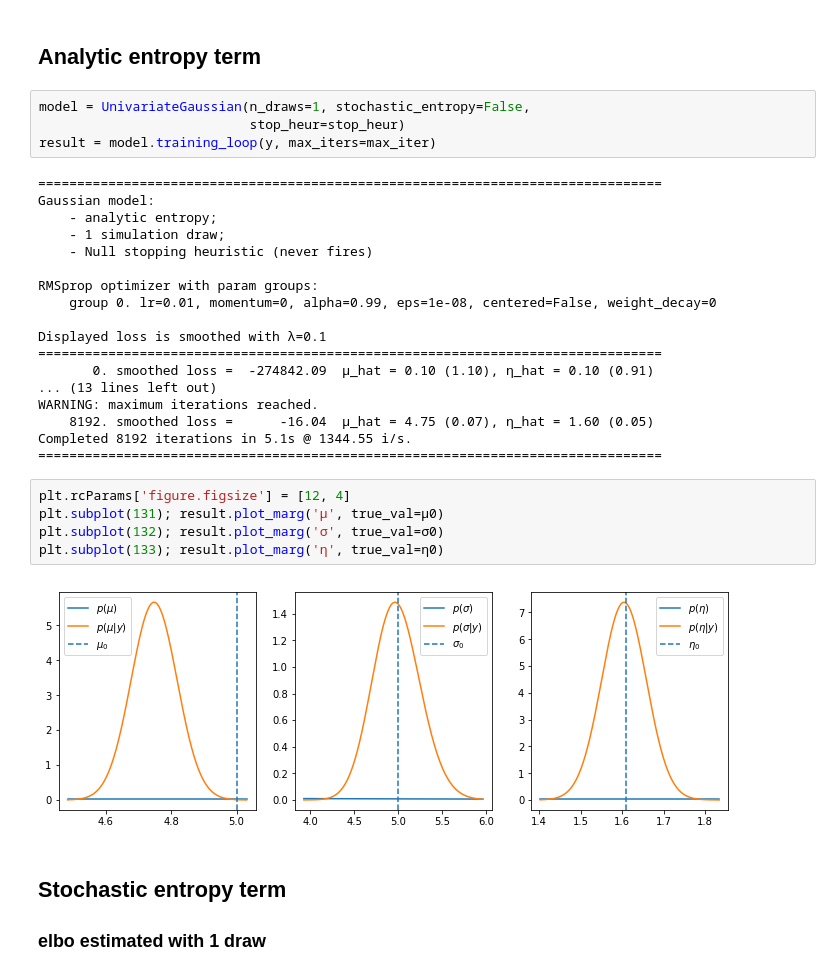
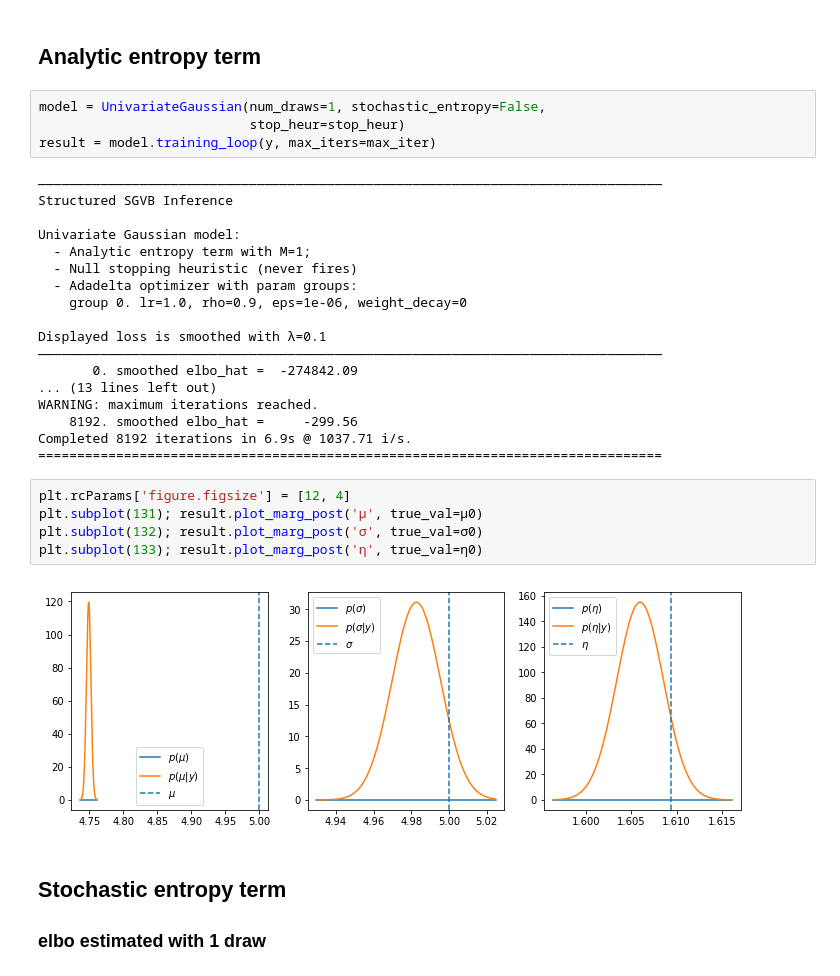
Before and after one commit to kuperov/ptvi, a Jupyter notebook: docs/gaussian_by_number_of_draws.ipynb, the cells around one changed output. Saved outputs shown, nothing was run; the diff lists cells and outputs as text.

Commit message:
updated model runner notebooks

```diff
--- a/docs/gaussian_by_number_of_draws.ipynb
+++ b/docs/gaussian_by_number_of_draws.ipynb
@@ -23,34 +24,34 @@ Simulated 100 observations with mean = 4.76, sd = 5.00
 # %% [markdown]
 ## Analytic entropy term
 # %%
-model = UnivariateGaussian(n_draws=1, stochastic_entropy=False,
+model = UnivariateGaussian(num_draws=1, stochastic_entropy=False,
                            stop_heur=stop_heur)
 result = model.training_loop(y, max_iters=max_iter)
 # %% [output]
-================================================================================
-Gaussian model:
-    - analytic entropy;
-    - 1 simulation draw;
-    - Null stopping heuristic (never fires)
+――――――――――――――――――――――――――――――――――――――――――――――――――――――――――――――――――――――――――――――――
+Structured SGVB Inference
 
-RMSprop optimizer with param groups:
-    group 0. lr=0.01, momentum=0, alpha=0.99, eps=1e-08, centered=False, weight_decay=0
+Univariate Gaussian model:
+  - Analytic entropy term with M=1;
+  - Null stopping heuristic (never fires)
+  - Adadelta optimizer with param groups:
+    group 0. lr=1.0, rho=0.9, eps=1e-06, weight_decay=0
 
 Displayed loss is smoothed with λ=0.1
-================================================================================
-       0. smoothed loss =  -274842.09  μ_hat = 0.10 (1.10), η_hat = 0.10 (0.91)
+――――――――――――――――――――――――――――――――――――――――――――――――――――――――――――――――――――――――――――――――
+       0. smoothed elbo_hat =  -274842.09
 ... (13 lines left out)
 WARNING: maximum iterations reached.
-    8192. smoothed loss =      -16.04  μ_hat = 4.75 (0.07), η_hat = 1.60 (0.05)
-Completed 8192 iterations in 5.1s @ 1344.55 i/s.
+    8192. smoothed elbo_hat =     -299.56
+Completed 8192 iterations in 6.9s @ 1037.71 i/s.
 ================================================================================
 # %%
 plt.rcParams['figure.figsize'] = [12, 4]
-plt.subplot(131); result.plot_marg('μ', true_val=μ0)
-plt.subplot(132); result.plot_marg('σ', true_val=σ0)
-plt.subplot(133); result.plot_marg('η', true_val=η0)
+plt.subplot(131); result.plot_marg_post('μ', true_val=μ0)
+plt.subplot(132); result.plot_marg_post('σ', true_val=σ0)
+plt.subplot(133); result.plot_marg_post('η', true_val=η0)
 # %% [output]
-[figure, old version]
+[figure, new version]
 # %% [markdown]
 ## Stochastic entropy term
 
```
Also changed, not shown: parts of 12 cells of this notebook, 2 other files.
